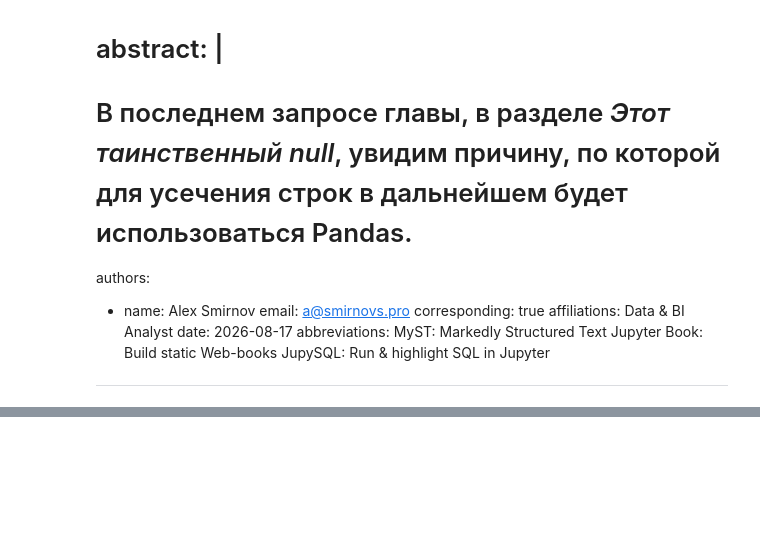
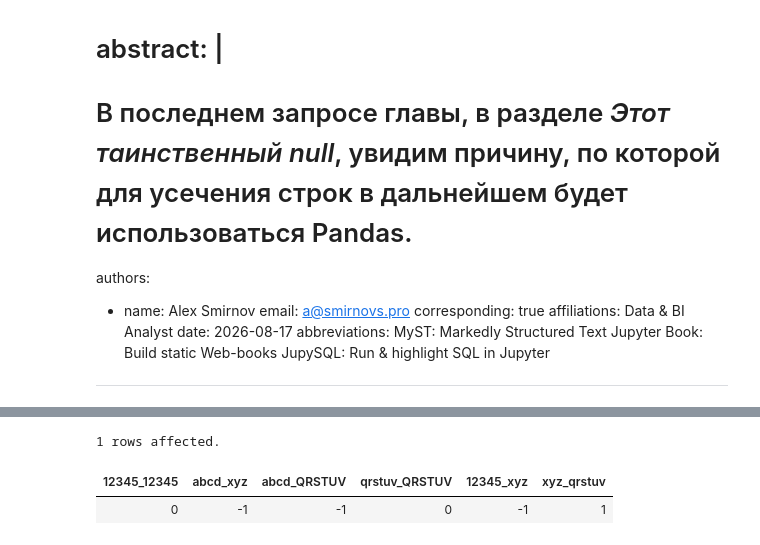
Before and after one commit to magus1968/learning-sql, a Jupyter notebook: docs/chapters/ch07.ipynb, the cells around one changed output, grey strips where cells are left out. Cells and saved outputs as stored; diff of their text form; code cells hidden in the pictures; blank space fills up the shorter version.

```diff
--- a/docs/chapters/ch07.ipynb
+++ b/docs/chapters/ch07.ipynb
@@ -49,0 +550,12 @@ print("JupySQL - успешно подключен через SQLAlchemy Engine!
+# %%
+%%sql
+SELECT STRCMP('12345', '12345') 12345_12345,
+  STRCMP('abcd', 'xyz') abcd_xyz,
+  STRCMP('abcd', 'QRSTUV') abcd_QRSTUV,
+  STRCMP('qrstuv', 'QRSTUV') qrstuv_QRSTUV,
+  STRCMP('12345', 'xyz') 12345_xyz,
+  STRCMP('xyz', 'qrstuv') xyz_qrstuv;
+# %% [output]
+1 rows affected.
+| 12345_12345 | abcd_xyz | abcd_QRSTUV | qrstuv_QRSTUV | 12345_xyz | xyz_qrstuv |
+| 0 | -1 | -1 | 0 | -1 | 1 |
```
Also changed, not shown: parts of 124 cells of this notebook, 1 other file.
